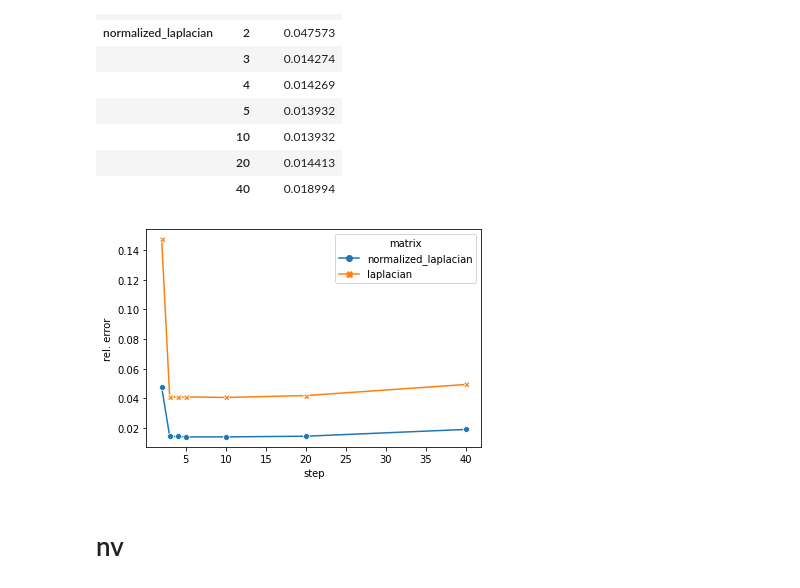
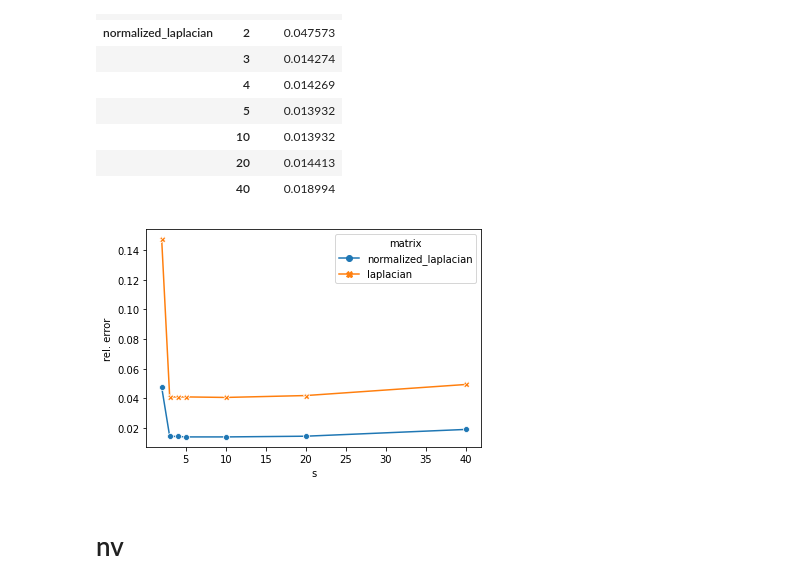
Before and after one commit to unonao/SPENet, a Jupyter notebook: plot_pram_sensitivity.ipynb, the cells around one changed output. Saved outputs shown, nothing was run; the diff lists cells and outputs as text; code cells hidden in the pictures.

```diff
--- a/plot_pram_sensitivity.ipynb
+++ b/plot_pram_sensitivity.ipynb
@@ -228,14 +229,14 @@ df.groupby(["matrix", "step"]).mean()
 # %%
 ax = sns.lineplot(
     data=df.groupby(["matrix", "step"]).mean().sort_values("matrix",ascending=False),
     x="step", y="relative_error", hue="matrix", style="matrix",
     markers=True, dashes=False
 )
-ax.set(xlabel="step",ylabel="rel. error") #
+ax.set(xlabel="s",ylabel="rel. error") #
 plt.savefig(f'plot/plot_param_s.png')
 plt.show()
 # %% [output]
-[figure, old version]
+[figure, new version]
 # %% [markdown]
 # nv
 # %%
```
Also changed, not shown: parts of 3 cells of this notebook, 6 other files.
